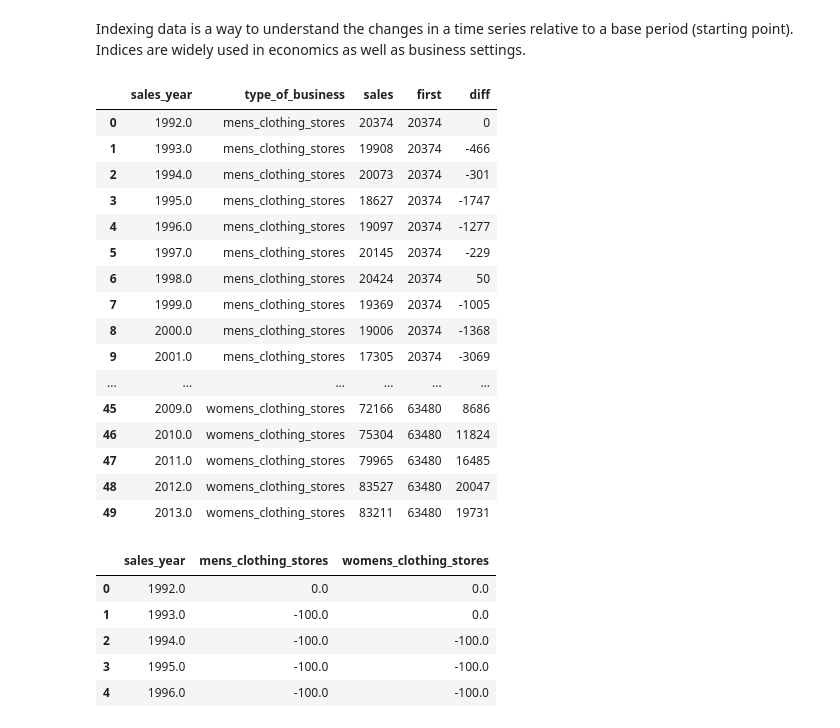
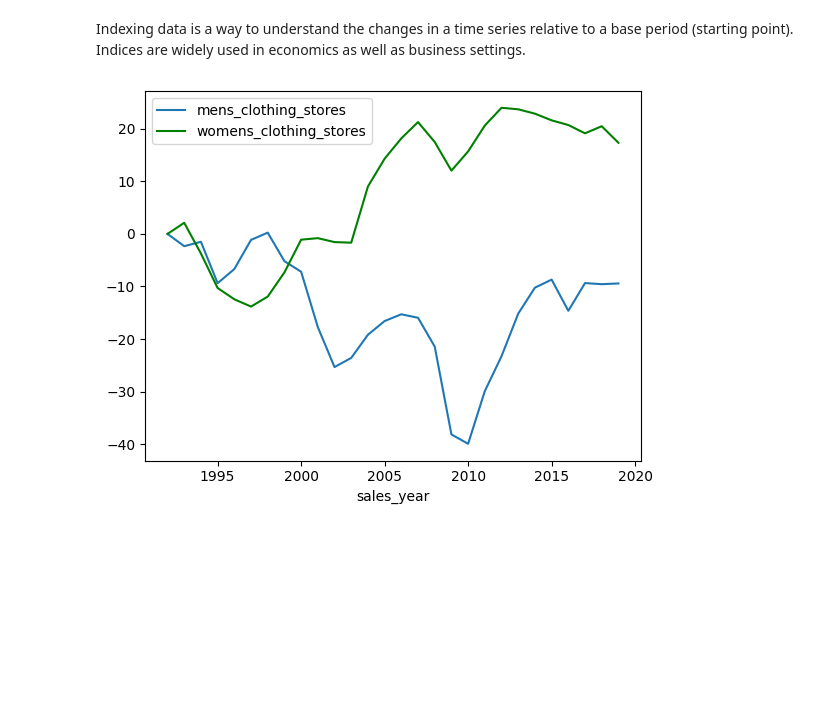
Before and after one commit to LouisYC123/north-america-retail-data-analysis, a Jupyter notebook: dbt/dbt_project/visualisations/analysis.ipynb, the cells around one changed output. Cells and saved outputs as stored; diff of their text form; code cells hidden in the pictures; blank space fills up the shorter version.

Commit message:
added visualisations for mart_1992_index_of_clothing_stores

```diff
--- a/dbt/dbt_project/visualisations/analysis.ipynb
+++ b/dbt/dbt_project/visualisations/analysis.ipynb
@@ -108,42 +108,15 @@ Here we see some interesting trends. First, starting in the late 1990s, womens c
 ### Indexing to see percent change over time
 # %% [markdown]
 Indexing data is a way to understand the changes in a time series relative to a base period (starting point). Indices are widely used in economics as well as business settings.
-# %%
-mart = 'int_1992_index_of_clothing_stores'
-df = pd.read_sql(
-    f'SELECT * FROM retail.{mart}',
-    engine,
-)
-df.head(50)
-# %% [output]
-|  | sales_year | type_of_business | sales | first | diff |
-| 0 | 1992.0 | mens_clothing_stores | 20374 | 20374 | 0 |
-| 1 | 1993.0 | mens_clothing_stores | 19908 | 20374 | -466 |
-| 2 | 1994.0 | mens_clothing_stores | 20073 | 20374 | -301 |
-| 3 | 1995.0 | mens_clothing_stores | 18627 | 20374 | -1747 |
-| 4 | 1996.0 | mens_clothing_stores | 19097 | 20374 | -1277 |
-| 5 | 1997.0 | mens_clothing_stores | 20145 | 20374 | -229 |
-| 6 | 1998.0 | mens_clothing_stores | 20424 | 20374 | 50 |
-| 7 | 1999.0 | mens_clothing_stores | 19369 | 20374 | -1005 |
-| 8 | 2000.0 | mens_clothing_stores | 19006 | 20374 | -1368 |
-| 9 | 2001.0 | mens_clothing_stores | 17305 | 20374 | -3069 |
-| ... | ... | ... | ... | ... | ... |
-| 45 | 2009.0 | womens_clothing_stores | 72166 | 63480 | 8686 |
-| 46 | 2010.0 | womens_clothing_stores | 75304 | 63480 | 11824 |
-| 47 | 2011.0 | womens_clothing_stores | 79965 | 63480 | 16485 |
-| 48 | 2012.0 | womens_clothing_stores | 83527 | 63480 | 20047 |
-| 49 | 2013.0 | womens_clothing_stores | 83211 | 63480 | 19731 |
-# %%
-mart = 'mart_1992_index_women_v_men_clothing'
-df = pd.read_sql(
-    f'SELECT * FROM retail.{mart}',
-    engine,
-)
-df.head()
-# %% [output]
-|  | sales_year | mens_clothing_stores | womens_clothing_stores |
-| 0 | 1992.0 | 0.0 | 0.0 |
-| 1 | 1993.0 | -100.0 | 0.0 |
-| 2 | 1994.0 | -100.0 | -100.0 |
-| 3 | 1995.0 | -100.0 | -100.0 |
-| 4 | 1996.0 | -100.0 | -100.0 |
+# %%
+mart = 'mart_1992_index_of_clothing_stores'
+df = pd.read_sql(
+    f'SELECT * FROM retail.{mart}',
+    engine,
+)
+ax = plt.gca()
+df.plot(kind='line', x='sales_year',y='mens_clothing_stores',ax=ax)
+df.plot(kind='line', x='sales_year',y='womens_clothing_stores', color='green', ax=ax)
+plt.show()
+# %% [output]
+[figure, added]
```
Also changed, not shown: parts of 3 cells of this notebook.
